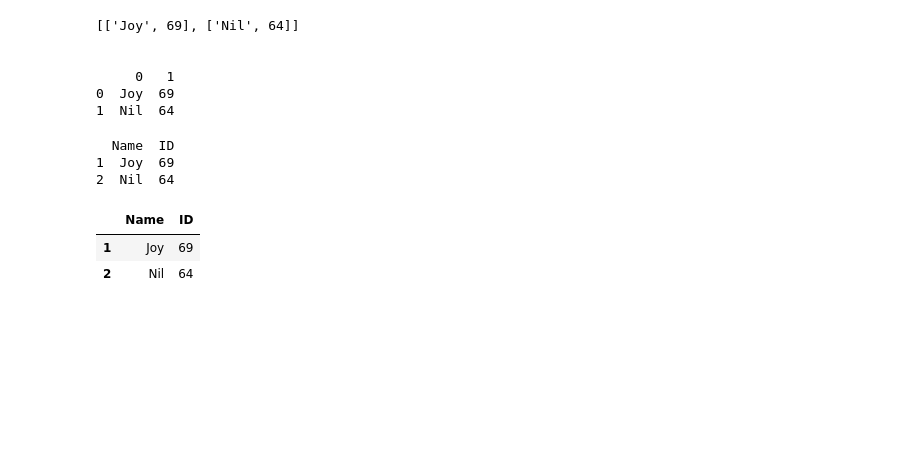
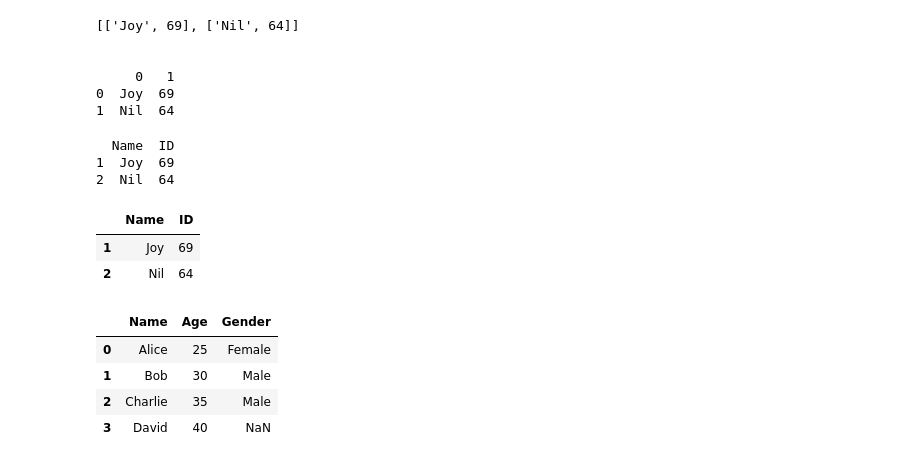
Before and after one commit to joygoswaminiloy2023-droid/AI-ML, a Jupyter notebook: Pandas.ipynb, the cells around one changed output. Saved outputs shown, nothing was run; the diff lists cells and outputs as text; code cells hidden in the pictures; blank space fills up the shorter version.

```diff
--- a/Pandas.ipynb
+++ b/Pandas.ipynb
@@ -283,3 +283,22 @@ tup_df
 |  | Name | ID |
 | 1 | Joy | 69 |
 | 2 | Nil | 64 |
+# %%
+#dictionary to data frame
+
+my_dic=[
+    {'Name':'Alice','Age':'25','Gender':'Female'},
+    {'Name':'Bob','Age':'30','Gender':'Male'},
+    {'Name':'Charlie','Age':'35','Gender':'Male'},
+    {'Name':'David','Age':'40'}
+
+]
+
+dic_df=pd.DataFrame(my_dic)
+dic_df
+# %% [output]
+|  | Name | Age | Gender |
+| 0 | Alice | 25 | Female |
+| 1 | Bob | 30 | Male |
+| 2 | Charlie | 35 | Male |
+| 3 | David | 40 | NaN |
```
Also changed, not shown: parts of 6 cells of this notebook.
